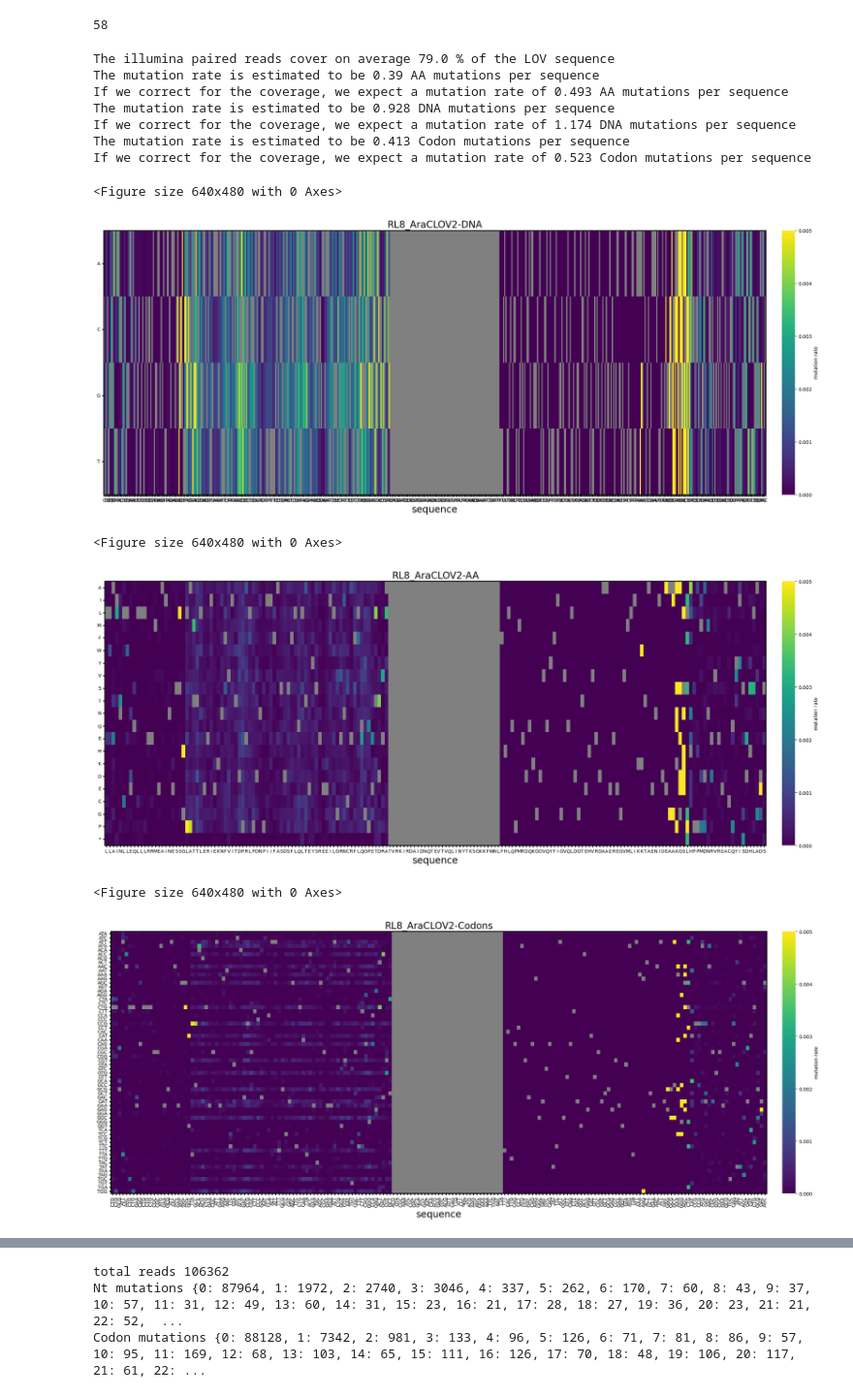
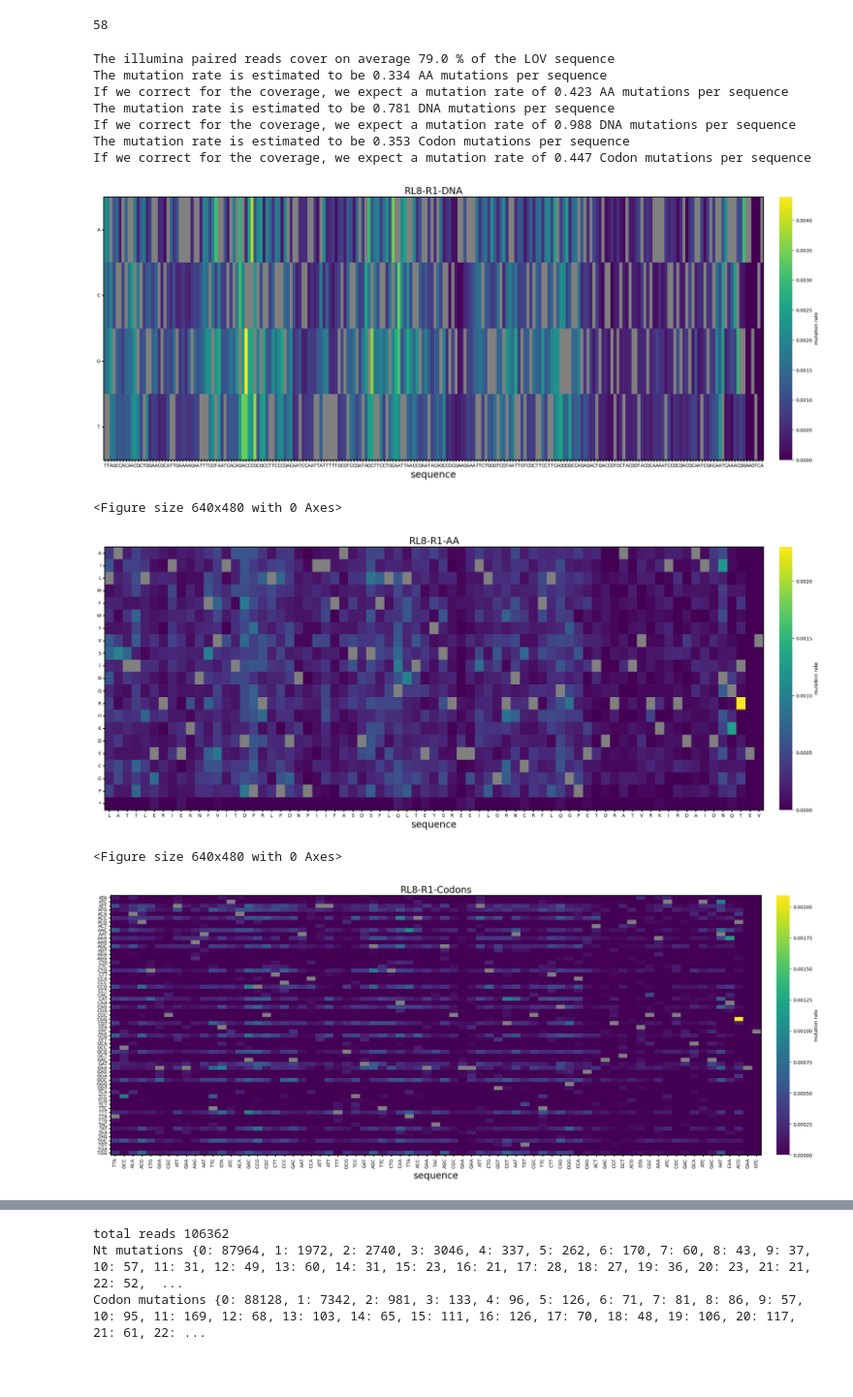
Before and after one commit to AliceHovsepyan/pogo_pance_draft, a Jupyter notebook: DMS_analysis.ipynb, the cells around one changed output, grey strips where cells are left out. Shown at 97% size. Saved outputs shown, nothing was run; the diff lists cells and outputs as text; code cells hidden in the pictures; blank space fills up the shorter version.

```diff
--- a/DMS_analysis.ipynb
+++ b/DMS_analysis.ipynb
@@ -686,16 +666,17 @@ from evaluation_functions import *
 # %%
 ### set parameters
 base_dir = os.getcwd()
-variant = "RL8_AraCLOV2"
-name = "RL8_AraCLOV2"
-n_mut_treshold = 20
+variant = "RL8"
+name = "RL8-R1"
+n_mut_treshold = 10
 FigFolder = f"{base_dir}/output/{name}/R1"
 use_backward_read = False
 use_forward_read = True
 arbitrary_cutoff_a = False
 arbitrary_cutoff_b = False
-amplicon_AA = amplicon_AA_seq
-amplicon_DNA = amplicon_DNA_seq
+amplicon_AA = LOV#LOV#amplicon_AA_seq
+amplicon_DNA = LOV_gene_corrected
+#LOV_gene_corrected #amplicon_DNA_seq
 
 
 # if not os.path.exists(FigFolder):
@@ -765,8 +755,8 @@ DNA_variants_roi.shape[1]//3
 # %% [output]
 58
 # %%
-region_of_interest = "TTAGCCACAAC"
-start_region_of_interest = amplicon_DNA_seq.index(region_of_interest)
+region_of_interest ="TTAGCCACAAC"
+start_region_of_interest = amplicon_DNA_seq.index(region_of_interest) if region_of_interest else 0
 DNA_variants_roi = seq_variants["DNA"].iloc[:,start_region_of_interest:]
 AA_variants_roi = seq_variants["AA"].iloc[:,start_region_of_interest//3:]
 Codon_variants_roi = seq_variants["Codons"].iloc[:,start_region_of_interest//3:]
@@ -804,36 +794,34 @@ if FigFolder:
         file.write(json.dumps(mut_rates_dict, indent=4))
 # %% [output]
 The illumina paired reads cover on average 79.0 % of the LOV sequence
-The mutation rate is estimated to be 0.39 AA mutations per sequence
-If we correct for the coverage, we expect a mutation rate of 0.493 AA mutations per sequence
-The mutation rate is estimated to be 0.928 DNA mutations per sequence
-If we correct for the coverage, we expect a mutation rate of 1.174 DNA mutations per sequence
-The mutation rate is estimated to be 0.413 Codon mutations per sequence
-If we correct for the coverage, we expect a mutation rate of 0.523 Codon mutations per sequence
+The mutation rate is estimated to be 0.334 AA mutations per sequence
+If we correct for the coverage, we expect a mutation rate of 0.423 AA mutations per sequence
+The mutation rate is estimated to be 0.781 DNA mutations per sequence
+If we correct for the coverage, we expect a mutation rate of 0.988 DNA mutations per sequence
+The mutation rate is estimated to be 0.353 Codon mutations per sequence
+If we correct for the coverage, we expect a mutation rate of 0.447 Codon mutations per sequence
 # %%
 ## plot mutation enrichment on DNA, AA and Codon level
-FigFolder = None
 DNA_relative = seq_variants['DNA']/seq_variants['DNA'].sum()
 if not use_forward_read:
     DNA_relative.dropna(axis = 1, inplace=True)
-plot_mutation_enrichment(DNA_relative, name =  f'{name}-DNA', backward= not use_forward_read, data_type = "DNA", ref_seq=amplicon_DNA, fig_folder=FigFolder, vmax = 0.005)
+plot_mutation_enrichment(DNA_relative, name =  f'{name}-DNA', backward= not use_forward_read, data_type = "DNA", ref_seq=amplicon_DNA, fig_folder=FigFolder)
 
 AA_relative = seq_variants['AA']/seq_variants['AA'].sum()
 if not use_forward_read:
     AA_relative.dropna(axis = 1, inplace=True)
-plot_mutation_enrichment(AA_relative, f'{name}-AA',ref_seq=amplicon_AA,data_type = "AA", backward = not use_forward_read, fig_folder=FigFolder, vmax = 0.005)
+plot_mutation_enrichment(AA_relative, f'{name}-AA',ref_seq=amplicon_AA,data_type = "AA", backward = not use_forward_read, fig_folder=FigFolder)
 
 Codons_relative = seq_variants['Codons']/seq_variants['Codons'].sum()
 if not use_forward_read:
     Codons_relative.dropna(axis = 1, inplace=True)
-plot_mutation_enrichment(Codons_relative, f'{name}-Codons',ref_seq=amplicon_DNA,data_type = "Codons", backward = not use_forward_read, fig_folder=FigFolder, vmax = 0.005)
+plot_mutation_enrichment(Codons_relative, f'{name}-Codons',ref_seq=amplicon_DNA,data_type = "Codons", backward = not use_forward_read, fig_folder=FigFolder)
 # %% [output]
+[figure, new version]
 <Figure size 640x480 with 0 Axes>
-[figure, old version]
+[figure, new version]
 <Figure size 640x480 with 0 Axes>
-[figure, old version]
-<Figure size 640x480 with 0 Axes>
-[figure, old version]
+[figure, new version]
 # %%
 ## mut rates per position for LOV2 sequence of R1
 Codon_mut_rate_per_pos[69//3:].to_csv(f"{FigFolder}/{name}_Codon_mut_rate_per_pos.csv")
```
Also changed, not shown: parts of 13 cells of this notebook, 1 other file.
